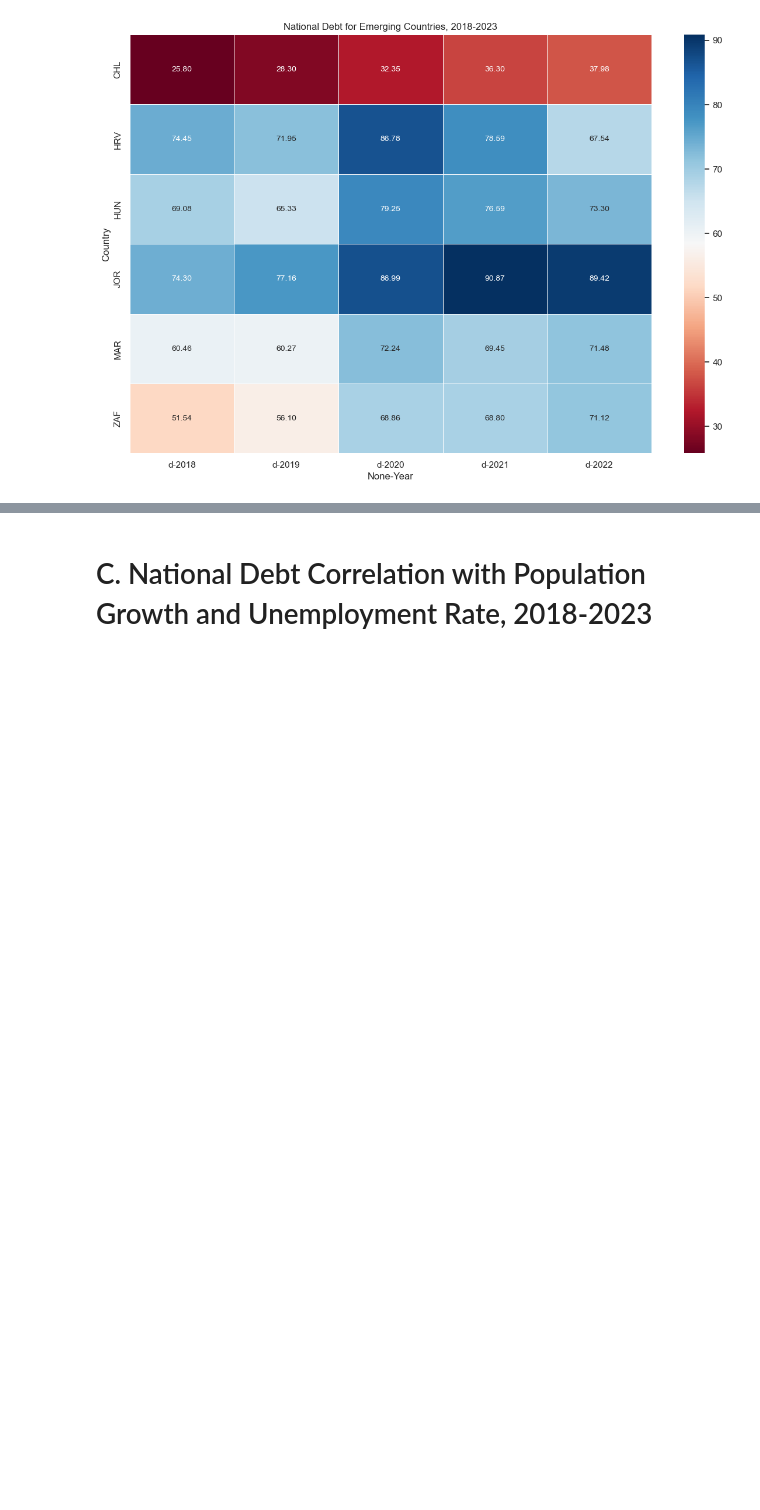
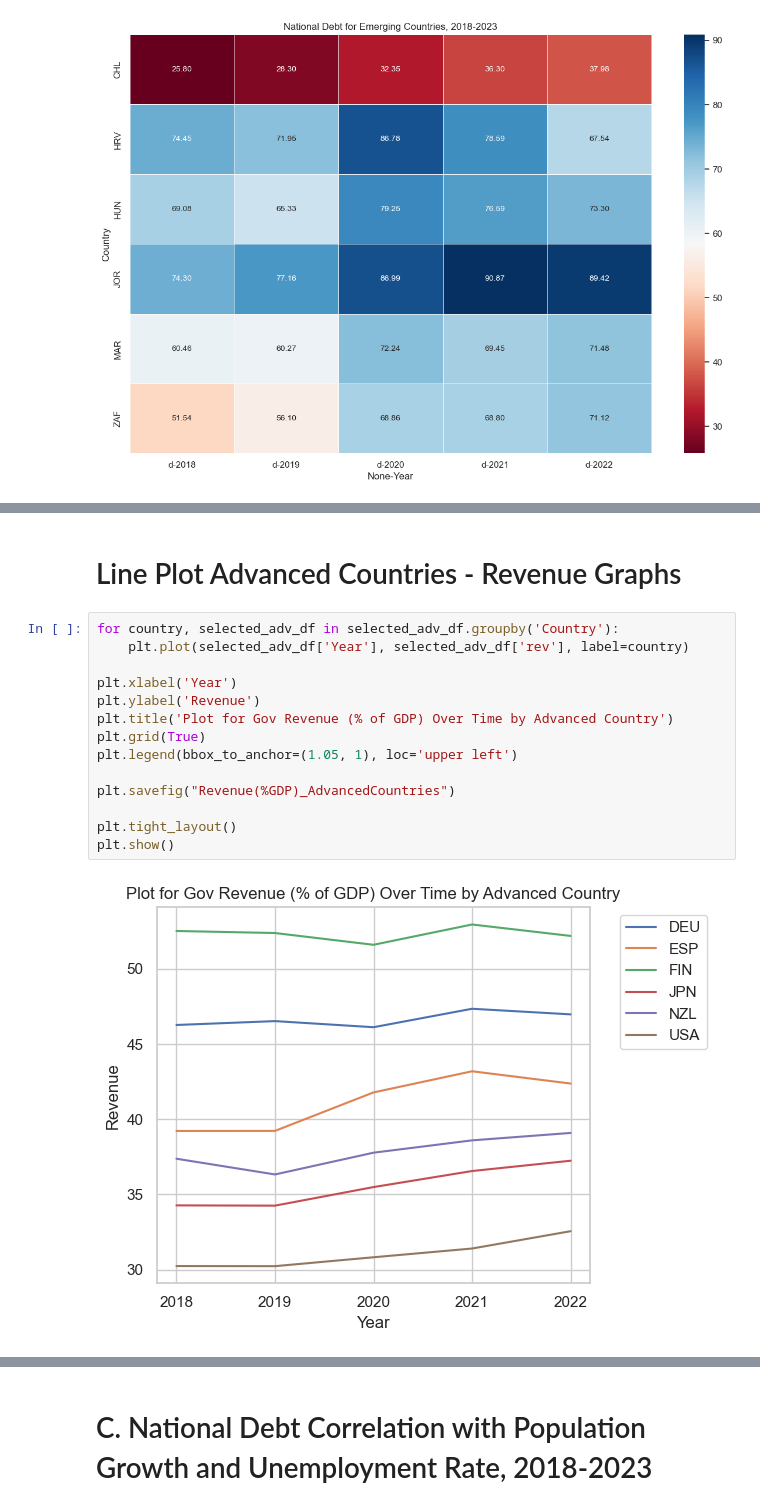
Before and after one commit to eaccooper5/project_1, a Jupyter notebook: TEST1.ipynb, the cells around one changed output, grey strips where cells are left out. Drawn from its saved outputs; the diff is of its cells as text; blank space fills up the shorter version.

```diff
--- a/TEST1.ipynb
+++ b/TEST1.ipynb
@@ -342,0 +381,18 @@ plt.show()
+# %% [markdown]
+# Line Plot Advanced Countries - Revenue Graphs
+# %%
+for country, selected_adv_df in selected_adv_df.groupby('Country'):
+    plt.plot(selected_adv_df['Year'], selected_adv_df['rev'], label=country)
+
+plt.xlabel('Year')
+plt.ylabel('Revenue')
+plt.title('Plot for Gov Revenue (% of GDP) Over Time by Advanced Country')
+plt.grid(True)
+plt.legend(bbox_to_anchor=(1.05, 1), loc='upper left')
+
+plt.savefig("Revenue(%GDP)_AdvancedCountries")
+
+plt.tight_layout()
+plt.show()
+# %% [output]
+[figure, added]
```
Also changed, not shown: parts of 12 cells of this notebook.
